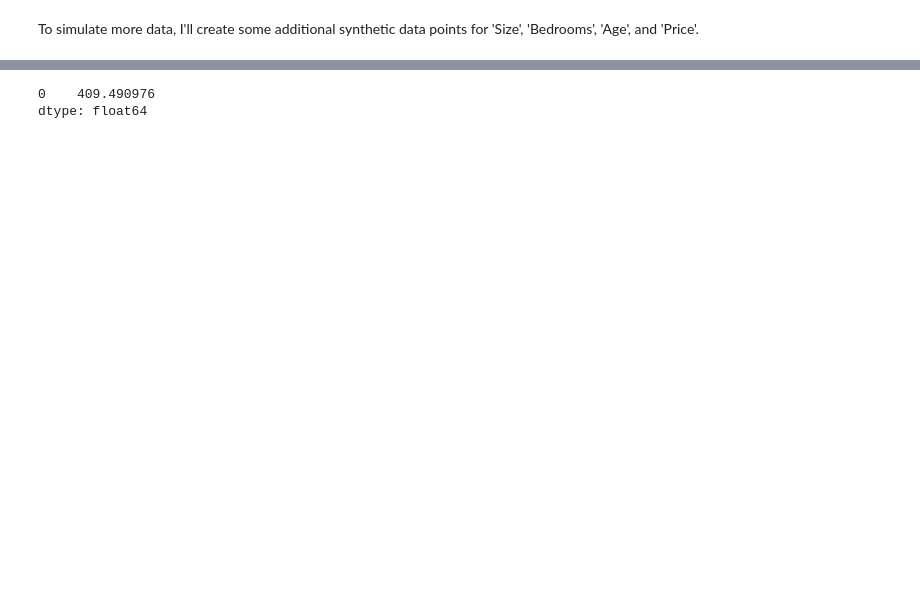
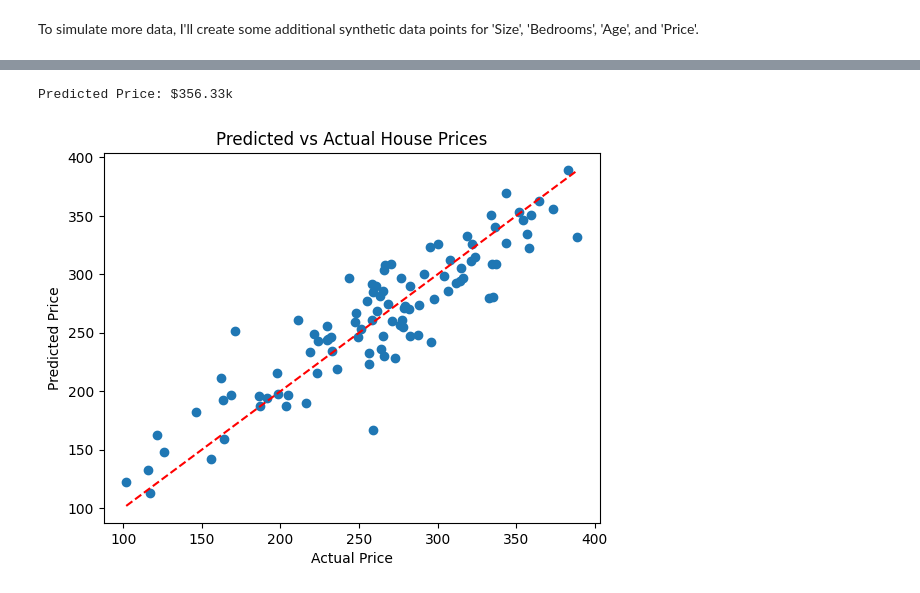
Before and after one commit to AbubakarMA/Abu, a Jupyter notebook: Hosing_Price_Prediction.ipynb, the cells around one changed output, grey strips where cells are left out. Cells and saved outputs as stored; diff of their text form; code cells hidden in the pictures; blank space fills up the shorter version.

```diff
--- a/Hosing_Price_Prediction.ipynb
+++ b/Hosing_Price_Prediction.ipynb
@@ -16,8 +8,23 @@ df = pd.DataFrame(data)
+# %%
+# Set seed for reproducibility
+np.random.seed(42)
+
+# Generate 100 houses
+n = 100
+Size = np.random.normal(2000, 500, n)        # Mean 2000 sq ft, SD 500
+Bedrooms = np.random.randint(2, 6, n)        # 2 to 5 bedrooms
+Age = np.random.randint(1, 50, n)            # 1 to 50 years old
+
+# Generate price with some randomness
+Price = 50 + 0.1*Size + 20*Bedrooms - 2*Age + np.random.normal(0, 25, n)
+# %%
+# Create DataFrame
+df = pd.DataFrame({'Size': Size, 'Bedrooms': Bedrooms, 'Age': Age, 'Price': Price})
 # %%
 x = df[["Size", "Bedrooms", "Age"]]
 y = df["Price"]
 # %%
 x = sm.add_constant(x)
-model = sm.OLS(x,y).fit()
+model = sm.OLS(y,x).fit()
 # %% [markdown]
 To simulate more data, I'll create some additional synthetic data points for 'Size', 'Bedrooms', 'Age', and 'Price'.
@@ -85,7 +51,21 @@ strong multicollinearity or other numerical problems.
 # %%
-new_house = pd.DataFrame({'const':[1],'Size':[2000],'Bedrooms':[4],'Age':[10]})
-predicted_price = model_extended.predict(new_house)
-print(predicted_price)
+# Example new house
+new_house = pd.DataFrame({'const':[1],'Size':[2500],'Bedrooms':[4],'Age':[10]})
+
+# Predict price
+predicted_price = model.predict(new_house)
+print(f"Predicted Price: ${predicted_price.iloc[0]:.2f}k")
 # %% [output]
-0    409.490976
-dtype: float64
+Predicted Price: $356.33k
+# %%
+# Predicted prices for all houses
+predicted = model.predict(x)
+
+plt.scatter(y, predicted)
+plt.xlabel("Actual Price")
+plt.ylabel("Predicted Price")
+plt.title("Predicted vs Actual House Prices")
+plt.plot([y.min(), y.max()], [y.min(), y.max()], 'r--')  # 45-degree line
+plt.show()
+# %% [output]
+[figure, added]
```
Also changed, not shown: parts of 7 cells of this notebook.
